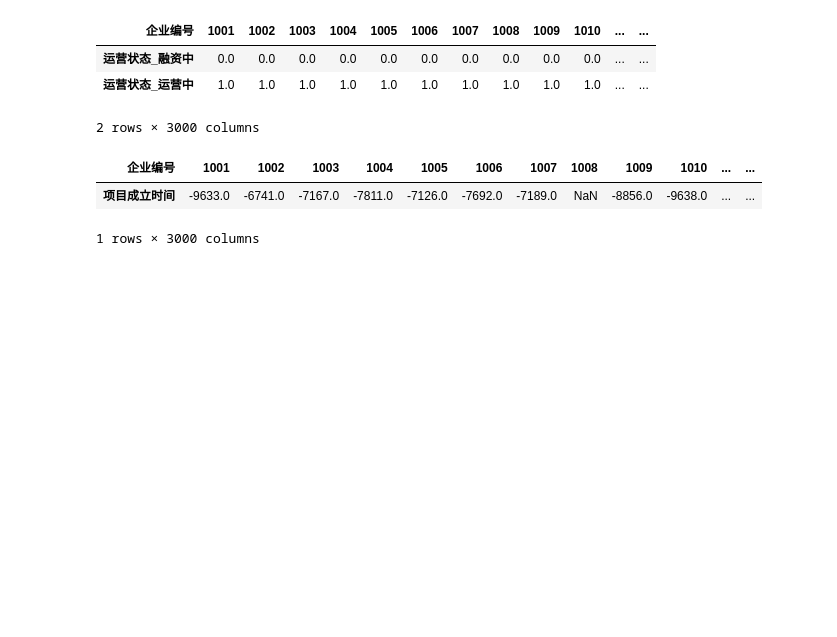
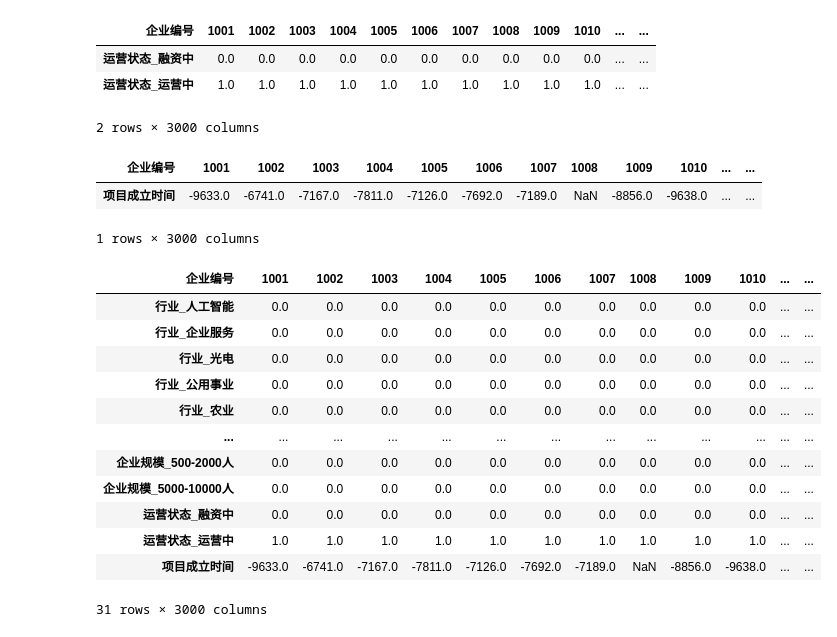
Before and after one commit to CourierKyn/isi-world-cup, a Jupyter notebook: 项目信息.ipynb, the cells around one changed output. Cells and saved outputs as stored; diff of their text form; code cells hidden in the pictures; blank space fills up the shorter version.

```diff
--- a/项目信息.ipynb
+++ b/项目信息.ipynb
@@ -118,3 +118,19 @@ project_establishment_time
 | 企业编号 | 1001 | 1002 | 1003 | 1004 | 1005 | 1006 | 1007 | 1008 | 1009 | 1010 | ... | ... |
 | 项目成立时间 | -9633.0 | -6741.0 | -7167.0 | -7811.0 | -7126.0 | -7692.0 | -7189.0 | NaN | -8856.0 | -9638.0 | ... | ... |
 1 rows × 3000 columns
+# %%
+pd.concat([industry, business_scale, operational_status, project_establishment_time])
+# %% [output]
+| 企业编号 | 1001 | 1002 | 1003 | 1004 | 1005 | 1006 | 1007 | 1008 | 1009 | 1010 | ... | ... |
+| 行业_人工智能 | 0.0 | 0.0 | 0.0 | 0.0 | 0.0 | 0.0 | 0.0 | 0.0 | 0.0 | 0.0 | ... | ... |
+| 行业_企业服务 | 0.0 | 0.0 | 0.0 | 0.0 | 0.0 | 0.0 | 0.0 | 0.0 | 0.0 | 0.0 | ... | ... |
+| 行业_光电 | 0.0 | 0.0 | 0.0 | 0.0 | 0.0 | 0.0 | 0.0 | 0.0 | 0.0 | 0.0 | ... | ... |
+| 行业_公用事业 | 0.0 | 0.0 | 0.0 | 0.0 | 0.0 | 0.0 | 0.0 | 0.0 | 0.0 | 0.0 | ... | ... |
+| 行业_农业 | 0.0 | 0.0 | 0.0 | 0.0 | 0.0 | 0.0 | 0.0 | 0.0 | 0.0 | 0.0 | ... | ... |
+| ... | ... | ... | ... | ... | ... | ... | ... | ... | ... | ... | ... | ... |
+| 企业规模_500-2000人 | 0.0 | 0.0 | 0.0 | 0.0 | 0.0 | 0.0 | 0.0 | 0.0 | 0.0 | 0.0 | ... | ... |
+| 企业规模_5000-10000人 | 0.0 | 0.0 | 0.0 | 0.0 | 0.0 | 0.0 | 0.0 | 0.0 | 0.0 | 0.0 | ... | ... |
+| 运营状态_融资中 | 0.0 | 0.0 | 0.0 | 0.0 | 0.0 | 0.0 | 0.0 | 0.0 | 0.0 | 0.0 | ... | ... |
+| 运营状态_运营中 | 1.0 | 1.0 | 1.0 | 1.0 | 1.0 | 1.0 | 1.0 | 1.0 | 1.0 | 1.0 | ... | ... |
+| 项目成立时间 | -9633.0 | -6741.0 | -7167.0 | -7811.0 | -7126.0 | -7692.0 | -7189.0 | NaN | -8856.0 | -9638.0 | ... | ... |
+31 rows × 3000 columns
```
